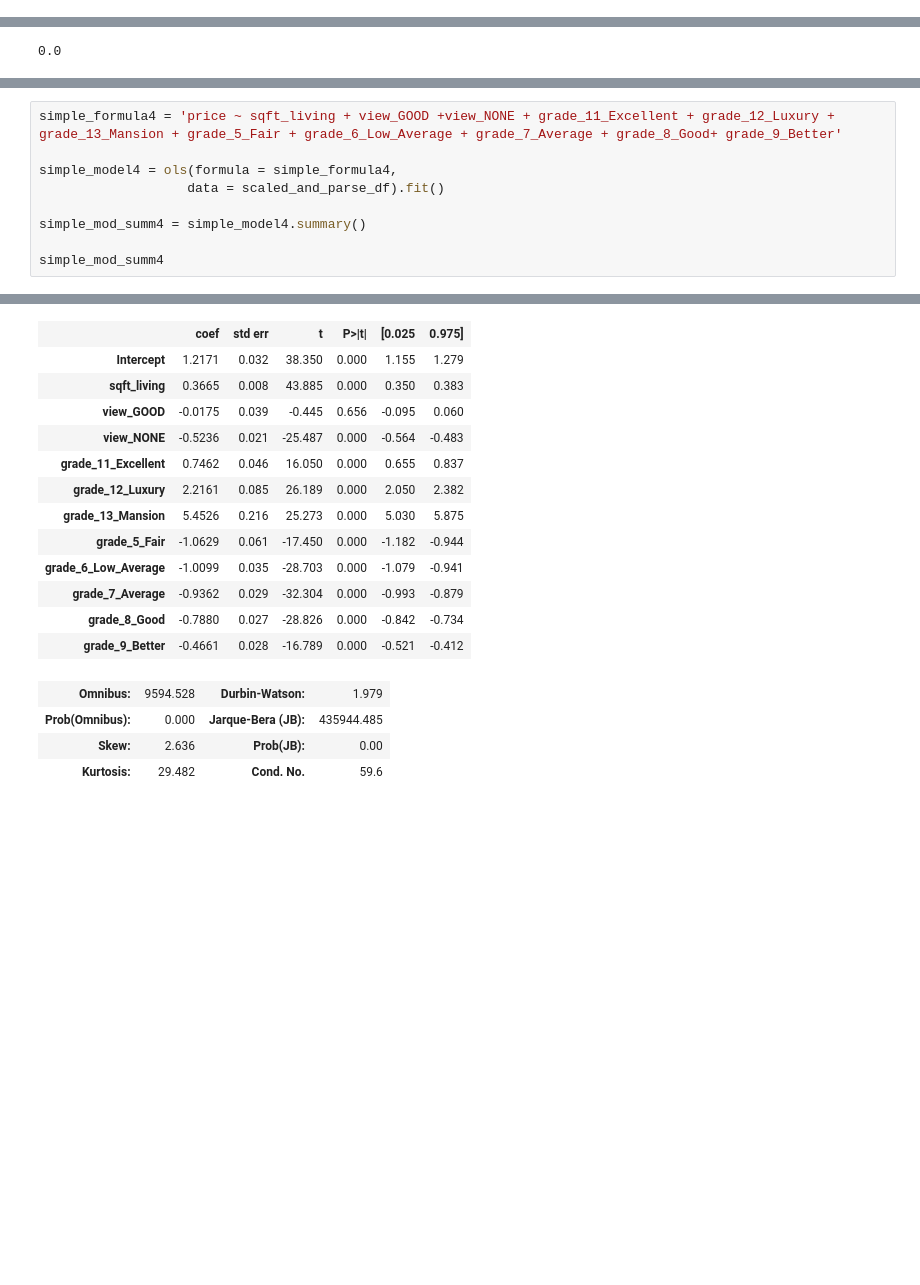
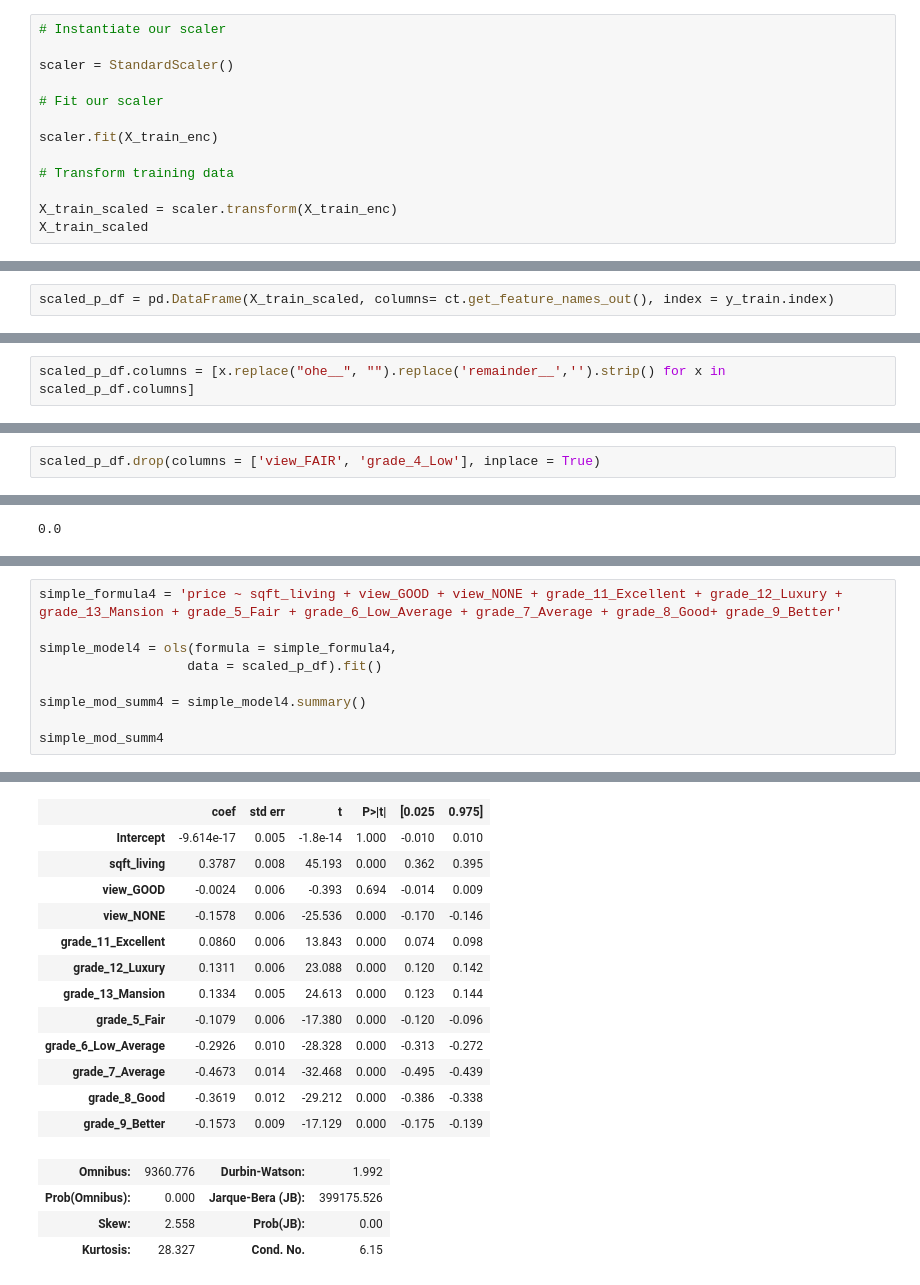
Before and after one commit to xiaohua-su/King_County_Real_Estate_Analysis, a Jupyter notebook: workspace_xiaohua/Untitled1.ipynb, the cells around one changed output, grey strips where cells are left out. Drawn from its saved outputs; the diff is of its cells as text; blank space fills up the shorter version.

```diff
--- a/workspace_xiaohua/Untitled1.ipynb
+++ b/workspace_xiaohua/Untitled1.ipynb
@@ -381,0 +360,13 @@ memory usage: 9.9 MB
+# %%
+# Instantiate our scaler
+
+scaler = StandardScaler()
+
+# Fit our scaler
+
+scaler.fit(X_train_enc)
+
+# Transform training data
+
+X_train_scaled = scaler.transform(X_train_enc)
+X_train_scaled
@@ -382 +391,3 @@ memory usage: 9.9 MB
+# %%
+scaled_p_df = pd.DataFrame(X_train_scaled, columns= ct.get_feature_names_out(), index = y_train.index)
 # %%
@@ -390,0 +402,2 @@ cate_parsed.head()
+# %%
+scaled_p_df.columns = [x.replace("ohe__", "").replace('remainder__','').strip() for x in scaled_p_df.columns]
@@ -390,0 +413,2 @@ cate_parsed.head()
+# %%
+scaled_p_df.drop(columns = ['view_FAIR', 'grade_4_Low'], inplace = True)
@@ -599,10 +627,10 @@ OLS Regression Results
 Notes:
 [1] Standard Errors assume that the covariance matrix of the errors is correctly specified.
 # %%
-simple_formula4 = 'price ~ sqft_living + view_GOOD +view_NONE + grade_11_Excellent + grade_12_Luxury + grade_13_Mansion + grade_5_Fair + grade_6_Low_Average + grade_7_Average + grade_8_Good+ grade_9_Better'
+simple_formula4 = 'price ~ sqft_living + view_GOOD + view_NONE + grade_11_Excellent + grade_12_Luxury + grade_13_Mansion + grade_5_Fair + grade_6_Low_Average + grade_7_Average + grade_8_Good+ grade_9_Better'
 
 simple_model4 = ols(formula = simple_formula4,
-                   data = scaled_and_parse_df).fit()
+                   data = scaled_p_df).fit()
 
 simple_mod_summ4 = simple_model4.summary()
 
@@ -619,22 +647,22 @@ OLS Regression Results
 | Df Model: | 11 |  |  |
 | Covariance Type: | nonrobust |  |  |
 |  | coef | std err | t | P>|t| | [0.025 | 0.975] |
-| Intercept | 1.2171 | 0.032 | 38.350 | 0.000 | 1.155 | 1.279 |
-| sqft_living | 0.3665 | 0.008 | 43.885 | 0.000 | 0.350 | 0.383 |
-| view_GOOD | -0.0175 | 0.039 | -0.445 | 0.656 | -0.095 | 0.060 |
-| view_NONE | -0.5236 | 0.021 | -25.487 | 0.000 | -0.564 | -0.483 |
-| grade_11_Excellent | 0.7462 | 0.046 | 16.050 | 0.000 | 0.655 | 0.837 |
-| grade_12_Luxury | 2.2161 | 0.085 | 26.189 | 0.000 | 2.050 | 2.382 |
-| grade_13_Mansion | 5.4526 | 0.216 | 25.273 | 0.000 | 5.030 | 5.875 |
-| grade_5_Fair | -1.0629 | 0.061 | -17.450 | 0.000 | -1.182 | -0.944 |
-| grade_6_Low_Average | -1.0099 | 0.035 | -28.703 | 0.000 | -1.079 | -0.941 |
-| grade_7_Average | -0.9362 | 0.029 | -32.304 | 0.000 | -0.993 | -0.879 |
-| grade_8_Good | -0.7880 | 0.027 | -28.826 | 0.000 | -0.842 | -0.734 |
-| grade_9_Better | -0.4661 | 0.028 | -16.789 | 0.000 | -0.521 | -0.412 |
+| Intercept | -9.614e-17 | 0.005 | -1.8e-14 | 1.000 | -0.010 | 0.010 |
+| sqft_living | 0.3787 | 0.008 | 45.193 | 0.000 | 0.362 | 0.395 |
+| view_GOOD | -0.0024 | 0.006 | -0.393 | 0.694 | -0.014 | 0.009 |
+| view_NONE | -0.1578 | 0.006 | -25.536 | 0.000 | -0.170 | -0.146 |
+| grade_11_Excellent | 0.0860 | 0.006 | 13.843 | 0.000 | 0.074 | 0.098 |
+| grade_12_Luxury | 0.1311 | 0.006 | 23.088 | 0.000 | 0.120 | 0.142 |
+| grade_13_Mansion | 0.1334 | 0.005 | 24.613 | 0.000 | 0.123 | 0.144 |
+| grade_5_Fair | -0.1079 | 0.006 | -17.380 | 0.000 | -0.120 | -0.096 |
+| grade_6_Low_Average | -0.2926 | 0.010 | -28.328 | 0.000 | -0.313 | -0.272 |
+| grade_7_Average | -0.4673 | 0.014 | -32.468 | 0.000 | -0.495 | -0.439 |
+| grade_8_Good | -0.3619 | 0.012 | -29.212 | 0.000 | -0.386 | -0.338 |
+| grade_9_Better | -0.1573 | 0.009 | -17.129 | 0.000 | -0.175 | -0.139 |
-| Omnibus: | 9594.528 | Durbin-Watson: | 1.979 |
-| Prob(Omnibus): | 0.000 | Jarque-Bera (JB): | 435944.485 |
-| Skew: | 2.636 | Prob(JB): | 0.00 |
-| Kurtosis: | 29.482 | Cond. No. | 59.6 |
+| Omnibus: | 9360.776 | Durbin-Watson: | 1.992 |
+| Prob(Omnibus): | 0.000 | Jarque-Bera (JB): | 399175.526 |
+| Skew: | 2.558 | Prob(JB): | 0.00 |
+| Kurtosis: | 28.327 | Cond. No. | 6.15 |
 Notes:
 [1] Standard Errors assume that the covariance matrix of the errors is correctly specified.
 # %%
```
Also changed, not shown: parts of 58 cells of this notebook.
